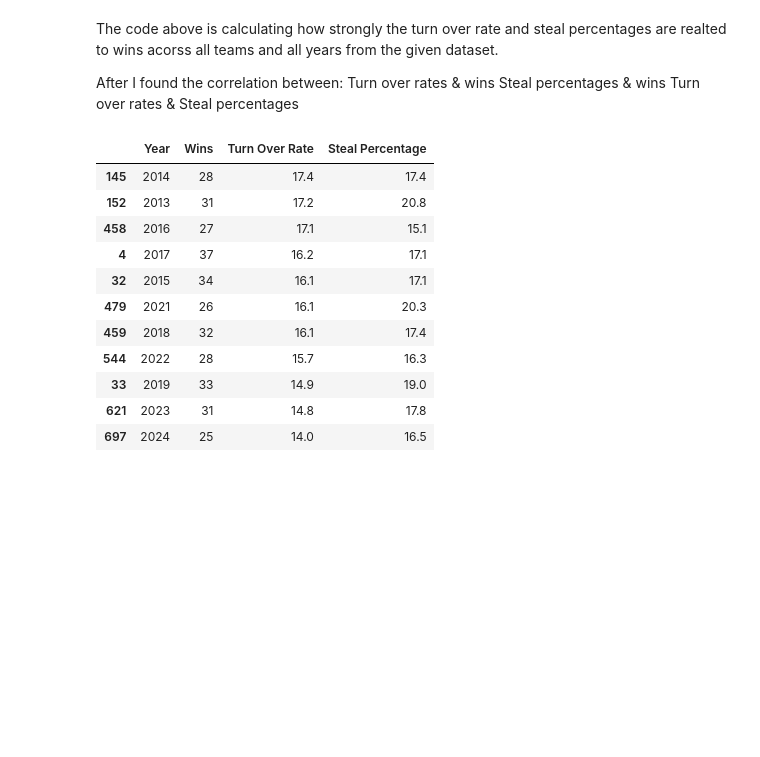
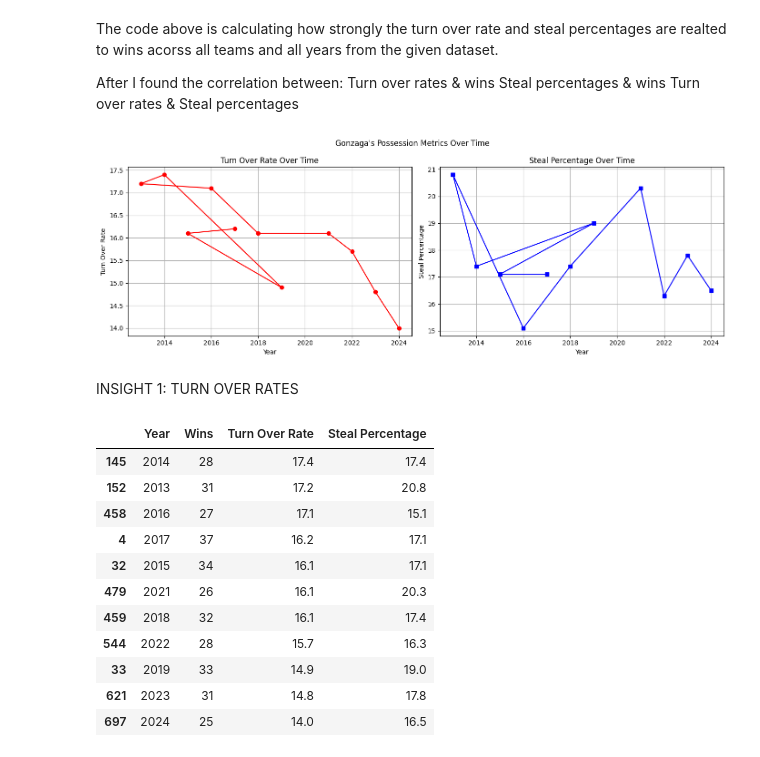
Before and after one commit to vtrejo25/MSBA-601, a Jupyter notebook: Final Project/Final Project Dataset/Final.ipynb, the cells around one changed output. Drawn from its saved outputs; the diff is of its cells as text; code cells hidden in the pictures; blank space fills up the shorter version.

```diff
--- a/Final Project/Final Project Dataset/Final.ipynb
+++ b/Final Project/Final Project Dataset/Final.ipynb
@@ -243,5 +243,36 @@ After I found the correlation between:
     Turn over rates & wins
     Steal percentages & wins
     Turn over rates & Steal percentages
+# %%
+import matplotlib.pyplot as plt
+gonzaga_df = df_cleaned[df_cleaned['Team'] == 'Gonzaga']
+
+
+fig, axes = plt.subplots(1, 2, figsize=(14, 5), sharex=True)
+
+
+# Turn Over Rate Plot
+axes[0].plot(gonzaga_df['Year'], gonzaga_df['Turn Over Rate'], marker='o', color='red')
+axes[0].set_title('Turn Over Rate Over Time')
+axes[0].set_xlabel('Year')
+axes[0].set_ylabel('Turn Over Rate')
+axes[0].grid(True)
+
+
+# Steal Percentage Plot
+axes[1].plot(gonzaga_df['Year'], gonzaga_df['Steal Percentage'], marker='s', color='blue')
+axes[1].set_title('Steal Percentage Over Time')
+axes[1].set_xlabel('Year')
+axes[1].set_ylabel('Steal Percentage')
+axes[1].grid(True)
+
+
+plt.suptitle("Gonzaga's Possession Metrics Over Time")
+plt.tight_layout()
+plt.show()
+# %% [output]
+[figure, added]
+# %% [markdown]
+INSIGHT 1: TURN OVER RATES
 # %%
 # Sort to spot the highest TO rate years
```
Also changed, not shown: parts of 13 cells of this notebook.
